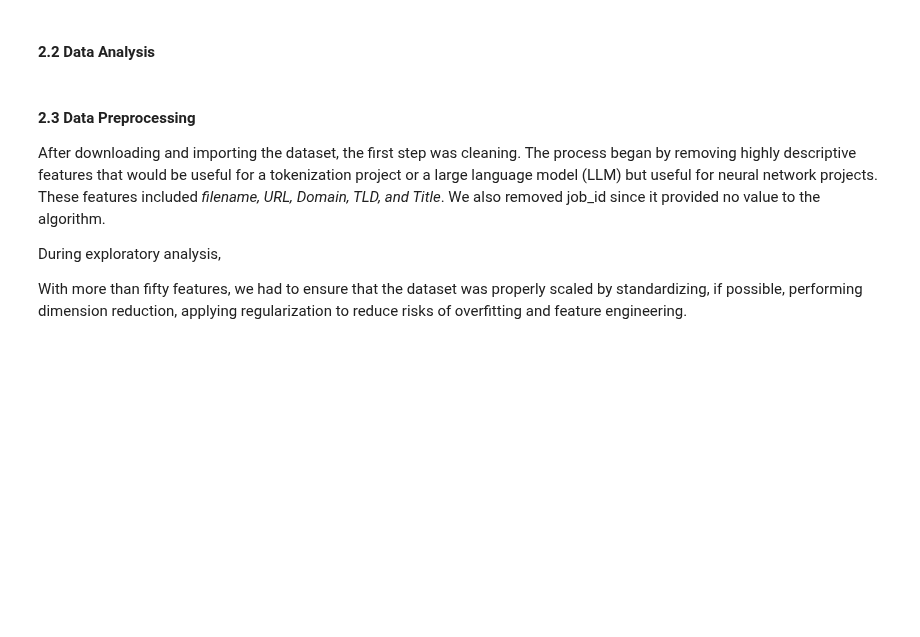
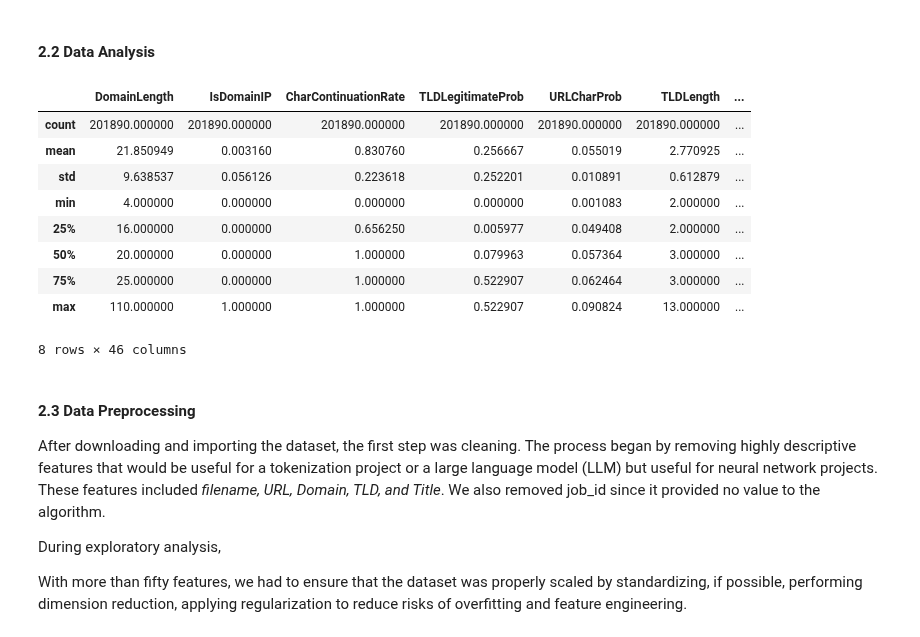
Before and after one commit to pmb-7684/Intro_MachineLearning, a Jupyter notebook: ML_final2025-2.ipynb, the cells around one changed output. Saved outputs shown, nothing was run; the diff lists cells and outputs as text; code cells hidden in the pictures; blank space fills up the shorter version.

```diff
--- a/ML_final2025-2.ipynb
+++ b/ML_final2025-2.ipynb
@@ -346,7 +307,18 @@ AttributeError: 'numpy.ndarray' object has no attribute 'spines'
 # %% [markdown]
 #### 2.2    Data Analysis
 # %%
-phishing_clean.describe()
+phishing_clean2.describe()
+# %% [output]
+|  | DomainLength | IsDomainIP | CharContinuationRate | TLDLegitimateProb | URLCharProb | TLDLength | ... |
+| count | 201890.000000 | 201890.000000 | 201890.000000 | 201890.000000 | 201890.000000 | 201890.000000 | ... |
+| mean | 21.850949 | 0.003160 | 0.830760 | 0.256667 | 0.055019 | 2.770925 | ... |
+| std | 9.638537 | 0.056126 | 0.223618 | 0.252201 | 0.010891 | 0.612879 | ... |
+| min | 4.000000 | 0.000000 | 0.000000 | 0.000000 | 0.001083 | 2.000000 | ... |
+| 25% | 16.000000 | 0.000000 | 0.656250 | 0.005977 | 0.049408 | 2.000000 | ... |
+| 50% | 20.000000 | 0.000000 | 1.000000 | 0.079963 | 0.057364 | 3.000000 | ... |
+| 75% | 25.000000 | 0.000000 | 1.000000 | 0.522907 | 0.062464 | 3.000000 | ... |
+| max | 110.000000 | 1.000000 | 1.000000 | 0.522907 | 0.090824 | 13.000000 | ... |
+8 rows × 46 columns
 # %% [markdown]
 #### 2.3    Data Preprocessing
 
```
Also changed, not shown: parts of 18 cells of this notebook.
